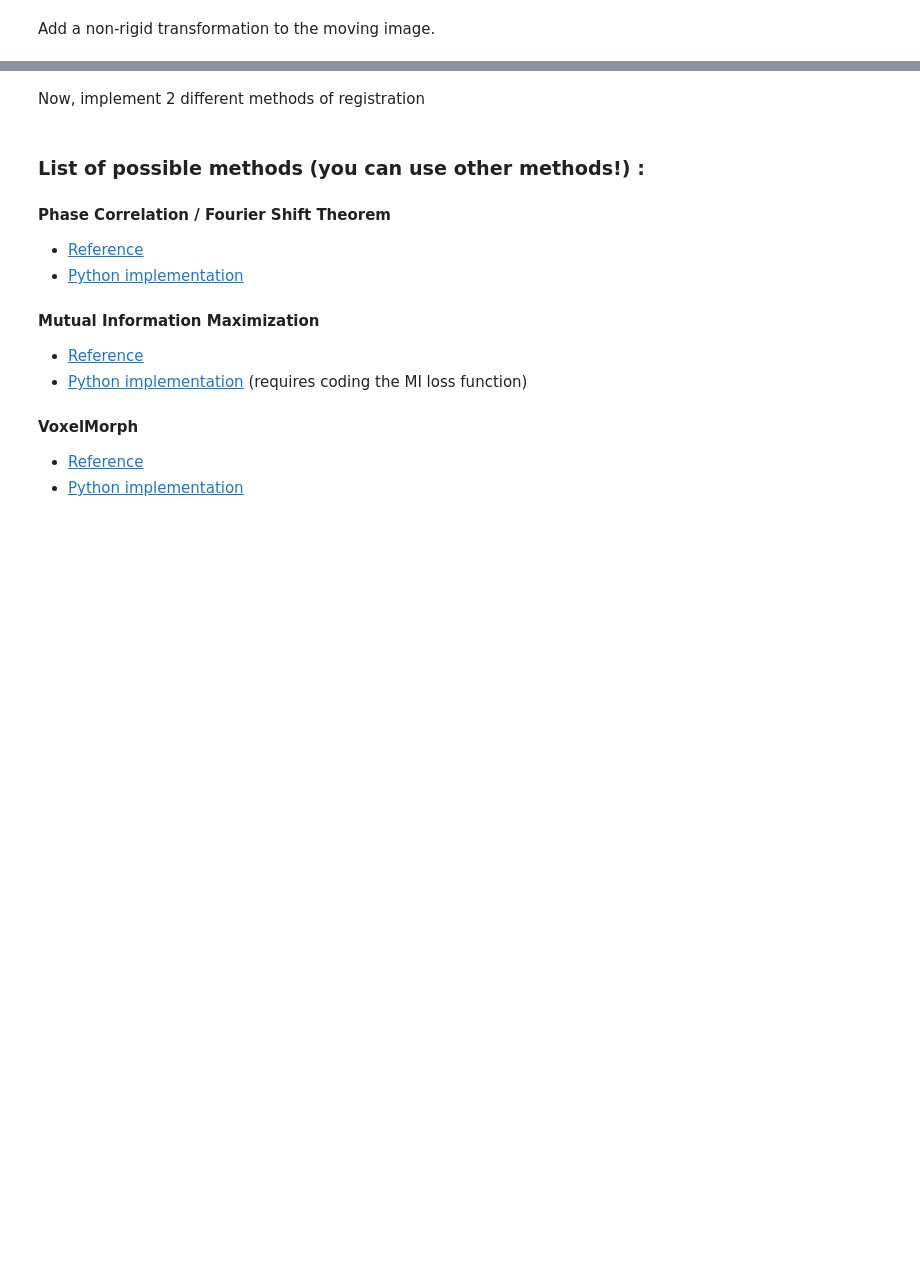
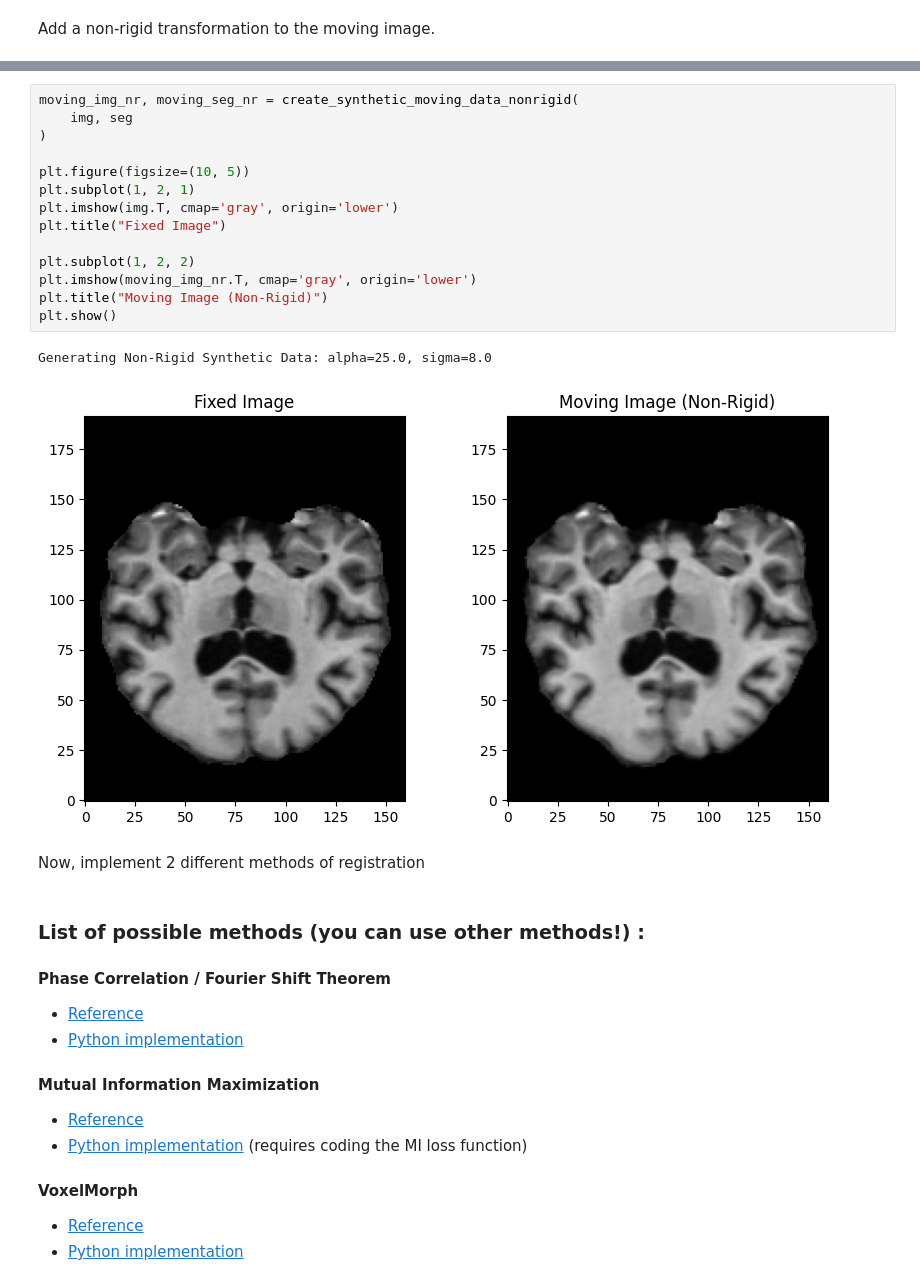
Before and after one commit to MurielleMardenli300/GBM6953HE_labs, a Jupyter notebook: GBM6953HE_Lab_1.ipynb, the cells around one changed output, grey strips where cells are left out. Drawn from its saved outputs; the diff is of its cells as text; blank space fills up the shorter version.

```diff
--- a/GBM6953HE_Lab_1.ipynb
+++ b/GBM6953HE_Lab_1.ipynb
@@ -830,3 +895,20 @@ Add a non-rigid transformation to the moving image.
+# %%
+moving_img_nr, moving_seg_nr = create_synthetic_moving_data_nonrigid(
+    img, seg
+)
+
+plt.figure(figsize=(10, 5))
+plt.subplot(1, 2, 1)
+plt.imshow(img.T, cmap='gray', origin='lower')
+plt.title("Fixed Image")
+
+plt.subplot(1, 2, 2)
+plt.imshow(moving_img_nr.T, cmap='gray', origin='lower')
+plt.title("Moving Image (Non-Rigid)")
+plt.show()
+# %% [output]
+Generating Non-Rigid Synthetic Data: alpha=25.0, sigma=8.0
+[figure, added]
 # %% [markdown]
 Now, implement 2 different methods of registration
 # %% [markdown]
```
Also changed, not shown: parts of 5 cells of this notebook, 1 other file.
